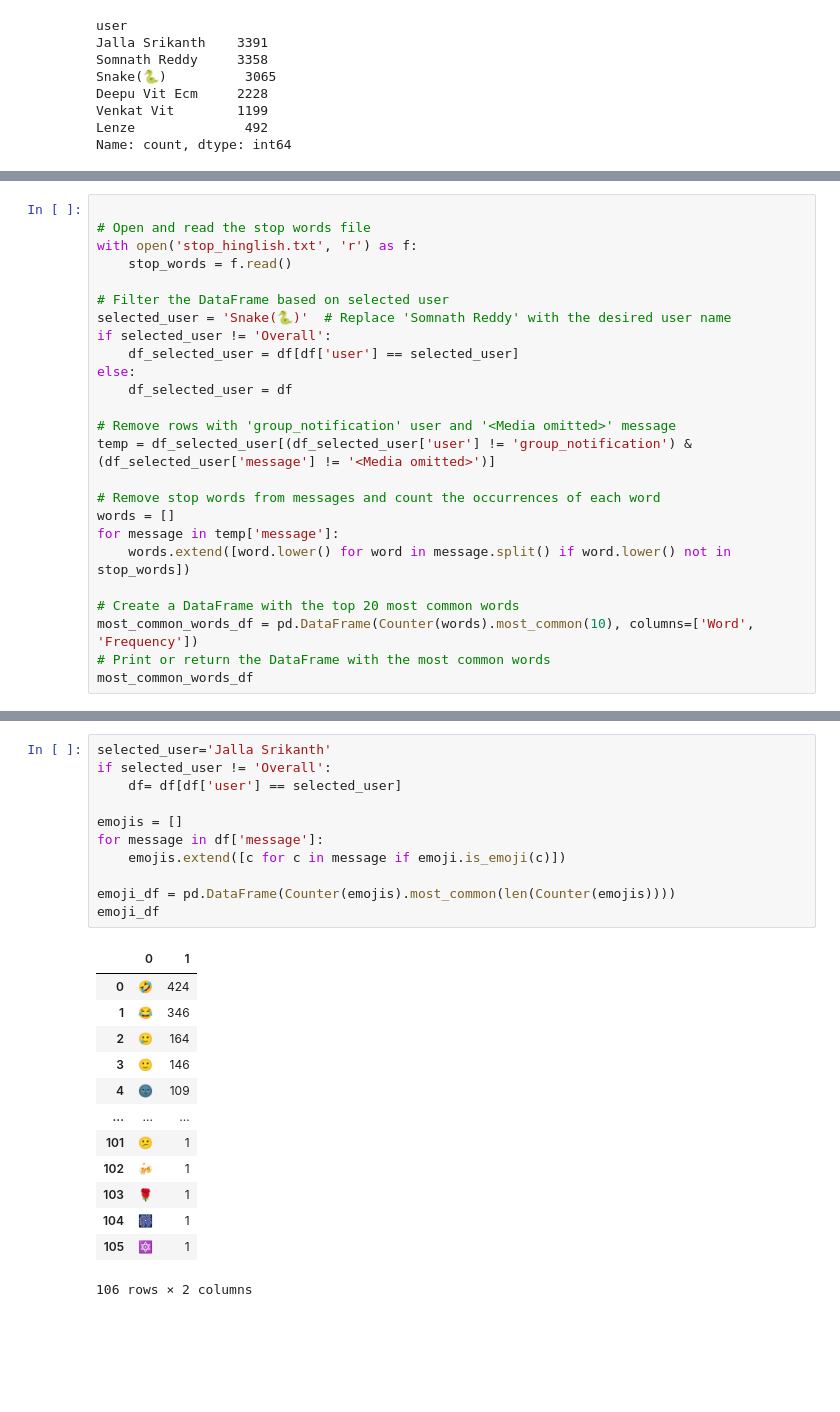
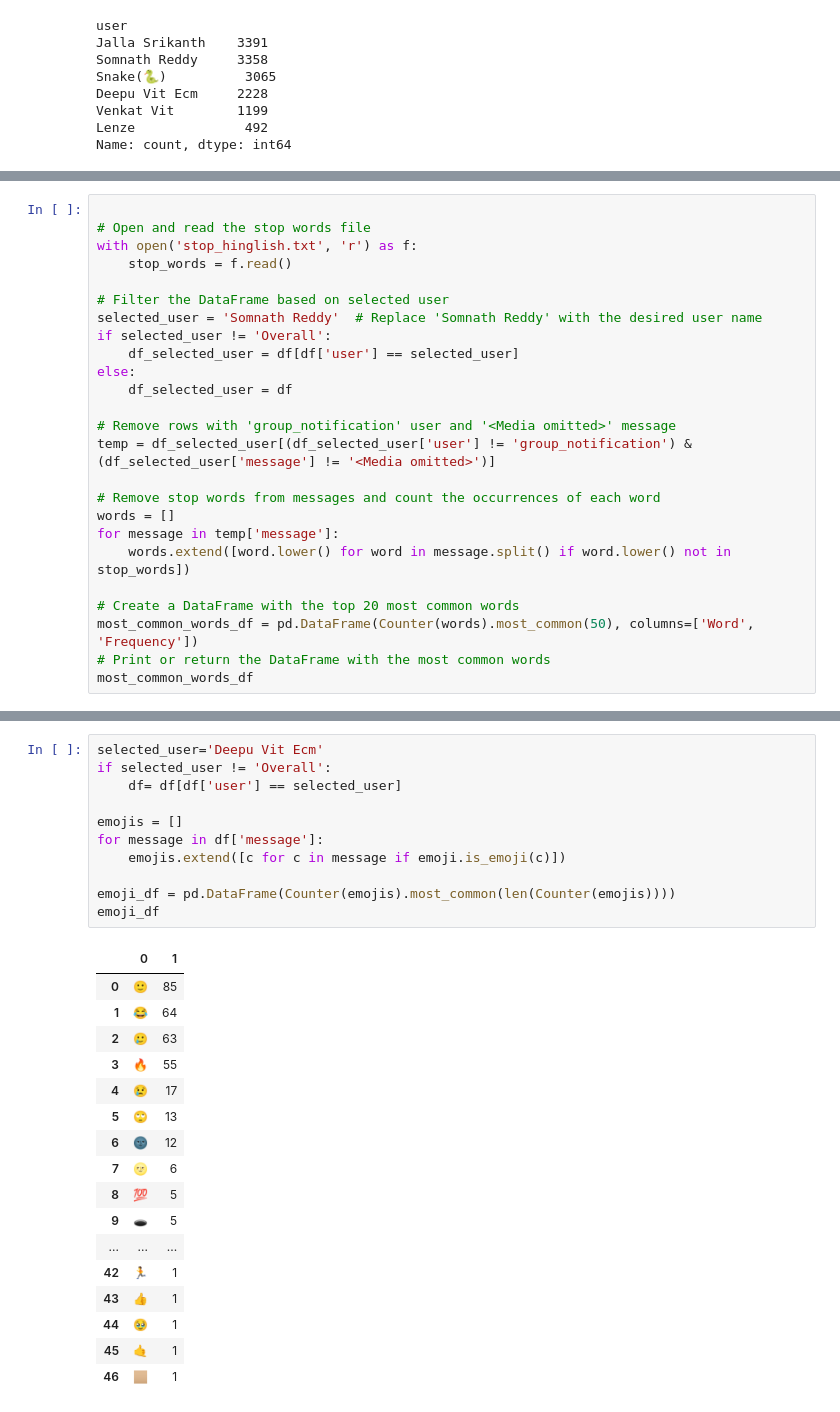
Before and after one commit to somnathreddy1814/DataAnalyst-Projects, a Jupyter notebook: chat analyzer/830.ipynb, the cells around one changed output, grey strips where cells are left out. Drawn from its saved outputs; the diff is of its cells as text; blank space fills up the shorter version.

```diff
--- a/chat analyzer/830.ipynb
+++ b/chat analyzer/830.ipynb
@@ -255,7 +261,7 @@ with open('stop_hinglish.txt', 'r') as f:
     stop_words = f.read()
 
 # Filter the DataFrame based on selected user
-selected_user = 'Snake(🐍)'  # Replace 'Somnath Reddy' with the desired user name
+selected_user = 'Somnath Reddy'  # Replace 'Somnath Reddy' with the desired user name
 if selected_user != 'Overall':
     df_selected_user = df[df['user'] == selected_user]
 else:
@@ -270,7 +276,7 @@ for message in temp['message']:
     words.extend([word.lower() for word in message.split() if word.lower() not in stop_words])
 
 # Create a DataFrame with the top 20 most common words
-most_common_words_df = pd.DataFrame(Counter(words).most_common(10), columns=['Word', 'Frequency'])
+most_common_words_df = pd.DataFrame(Counter(words).most_common(50), columns=['Word', 'Frequency'])
 # Print or return the DataFrame with the most common words
 most_common_words_df
 # %% [output]
@@ -288,28 +300,32 @@ most_common_words_df
 # %%
-selected_user='Jalla Srikanth'
+selected_user='Deepu Vit Ecm'
 if selected_user != 'Overall':
     df= df[df['user'] == selected_user]
 
 emojis = []
 for message in df['message']:
     emojis.extend([c for c in message if emoji.is_emoji(c)])
 
 emoji_df = pd.DataFrame(Counter(emojis).most_common(len(Counter(emojis))))
 emoji_df
 # %% [output]
 |  | 0 | 1 |
-| 0 | 🤣 | 424 |
-| 1 | 😂 | 346 |
-| 2 | 🥲 | 164 |
-| 3 | 🙂 | 146 |
-| 4 | 🌚 | 109 |
+| 0 | 🙂 | 85 |
+| 1 | 😂 | 64 |
+| 2 | 🥲 | 63 |
+| 3 | 🔥 | 55 |
+| 4 | 😢 | 17 |
+| 5 | 🙄 | 13 |
+| 6 | 🌚 | 12 |
+| 7 | 🌝 | 6 |
+| 8 | 💯 | 5 |
+| 9 | 🕳 | 5 |
 | ... | ... | ... |
-| 101 | 😕 | 1 |
-| 102 | 🍻 | 1 |
-| 103 | 🌹 | 1 |
-| 104 | 🎆 | 1 |
-| 105 | 🔯 | 1 |
+| 42 | 🏃 | 1 |
+| 43 | 👍 | 1 |
+| 44 | 🥹 | 1 |
+| 45 | 🤙 | 1 |
+| 46 | 🏼 | 1 |
-106 rows × 2 columns
 # %%
 selected_user='Overall'
 if selected_user != 'Overall':
```
Also changed, not shown: parts of 16 cells of this notebook.
